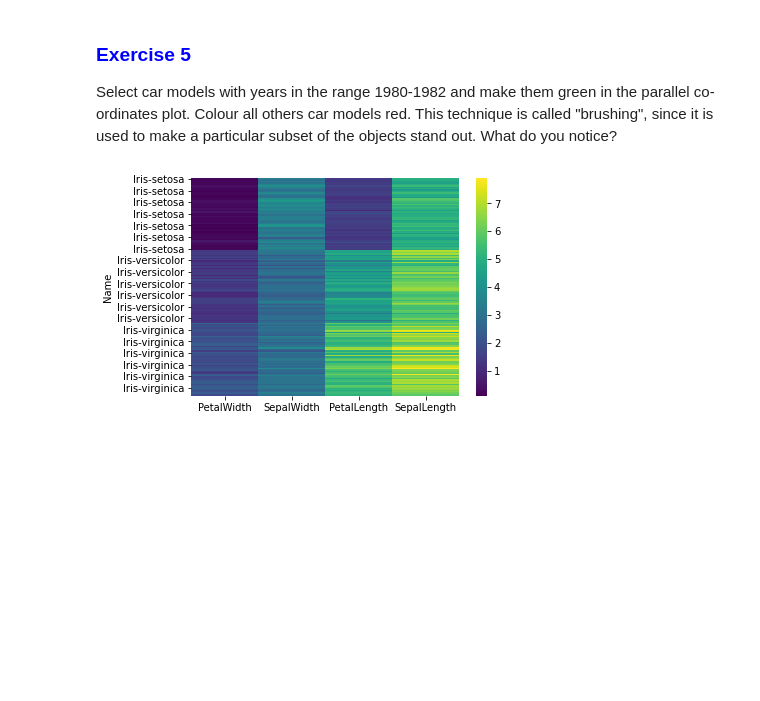
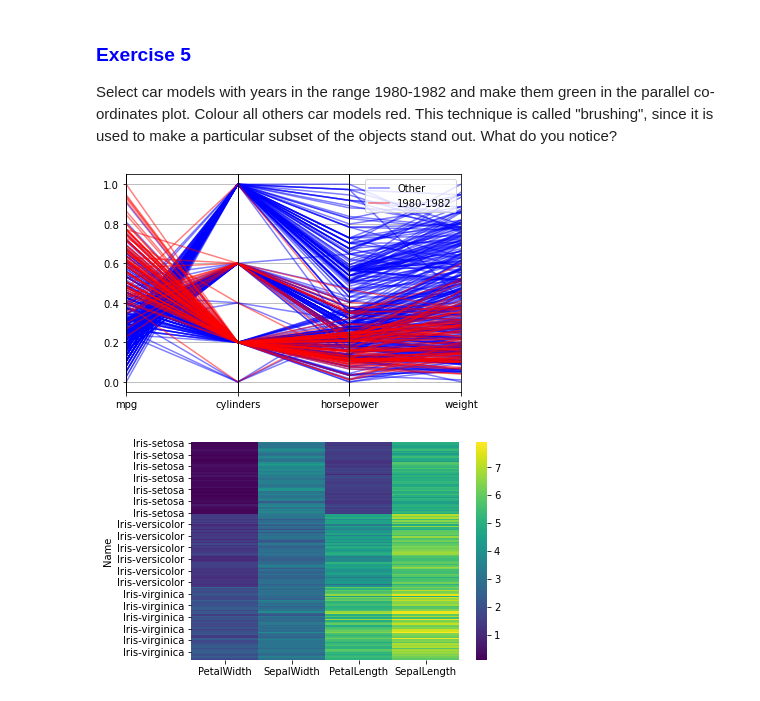
Before and after one commit to rlch/COMP20008-workshops, a Jupyter notebook: week-2/2021S1-workshop-week2-lab.ipynb, the cells around one changed output. Cells and saved outputs as stored; diff of their text form; code cells hidden in the pictures; blank space fills up the shorter version.

```diff
--- a/week-2/2021S1-workshop-week2-lab.ipynb
+++ b/week-2/2021S1-workshop-week2-lab.ipynb
@@ -218,3 +226,17 @@ Select car models with years in the range 1980-1982 and make them green in the p
+# %%
+import numpy as np
+data = pd.read_csv('data/mpg.csv',encoding = 'ISO-8859-1')
+
+##normalise data - this could be done with sklearn.
+columns_to_scale = ['mpg', 'weight', 'cylinders', 'horsepower']
+data = data.apply(lambda x: (x - x.min())/(x.max() - x.min()) if x.name in columns_to_scale else x)
+
+data['name'] = np.where(data.model_year.isin([80,81,82]), '1980-1982', 'Other')
+
+parallel_coordinates(data[['mpg','cylinders','horsepower','weight','name']],'name', color=['blue', 'red'], alpha=0.5)
+plt.show()
+# %% [output]
+[figure, added]
 # %%
 import seaborn as sns
 import pandas as pd
```
Also changed, not shown: parts of 7 cells of this notebook.
